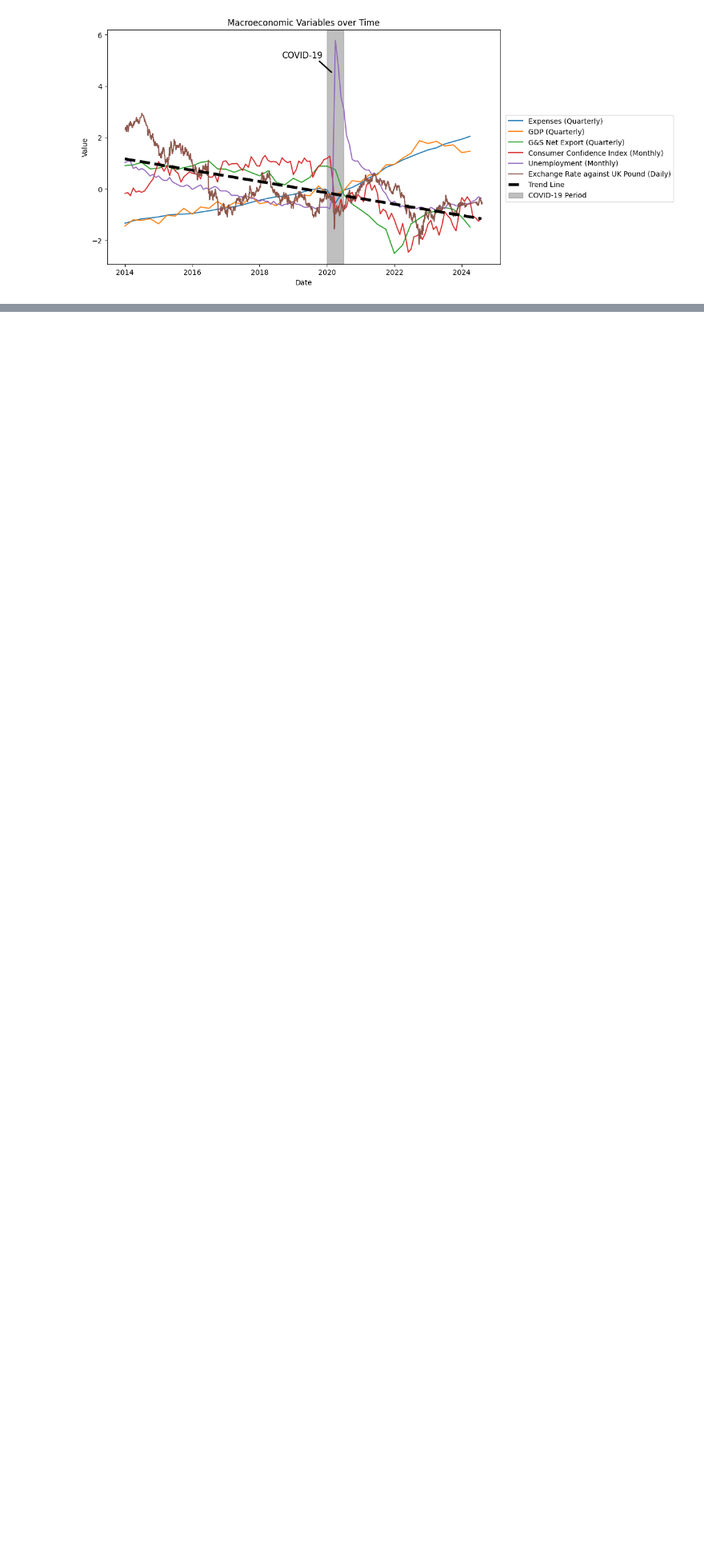
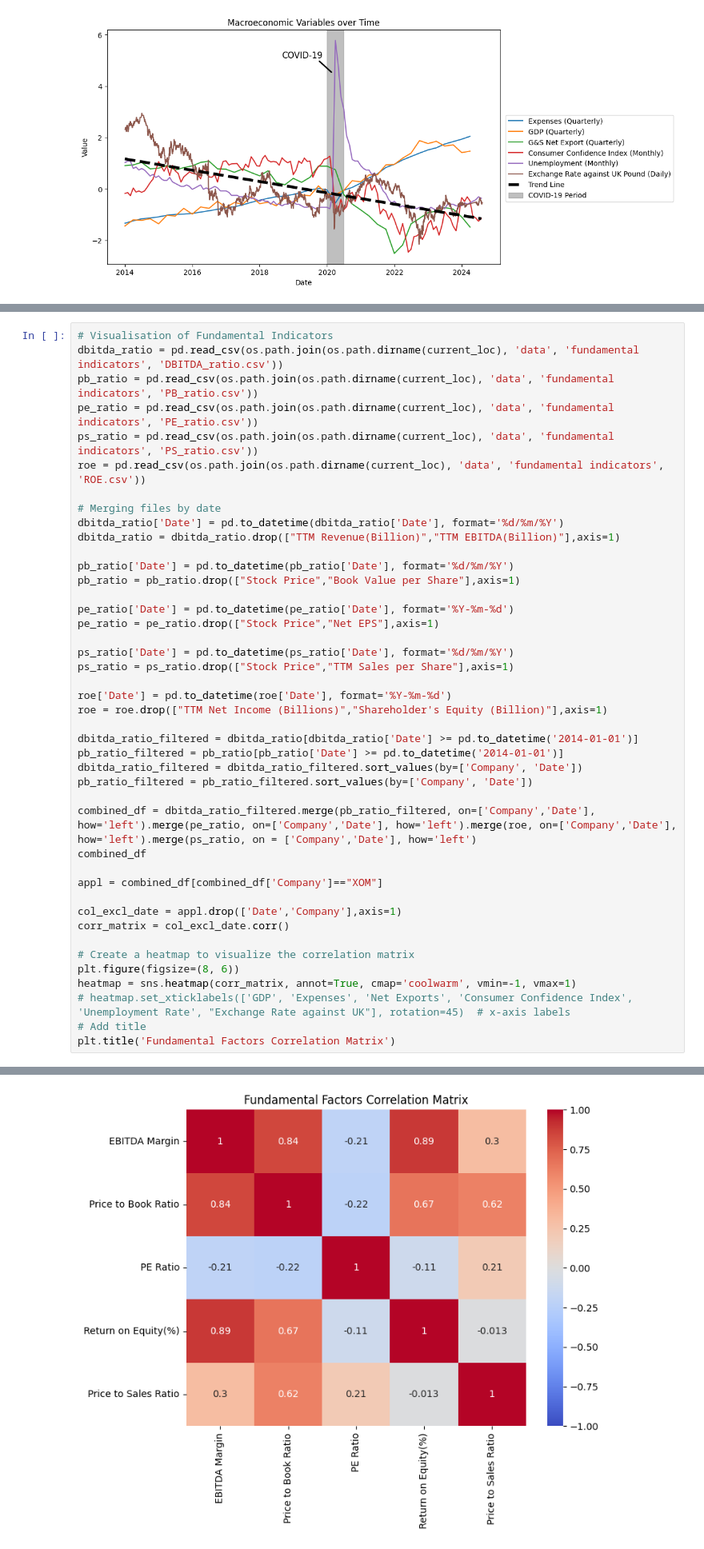
Before and after one commit to haonanah/DSE4212, a Jupyter notebook: EDA/plotting.ipynb, the cells around one changed output, grey strips where cells are left out. Shown at 80% size. Saved outputs shown, nothing was run; the diff lists cells and outputs as text; blank space fills up the shorter version.

Commit message:
correlation matrix of fundamental factors

```diff
--- a/EDA/plotting.ipynb
+++ b/EDA/plotting.ipynb
@@ -142,0 +132,44 @@ dbitda_ratio.head()
+# %%
+# Visualisation of Fundamental Indicators
+dbitda_ratio = pd.read_csv(os.path.join(os.path.dirname(current_loc), 'data', 'fundamental indicators', 'DBITDA_ratio.csv'))
+pb_ratio = pd.read_csv(os.path.join(os.path.dirname(current_loc), 'data', 'fundamental indicators', 'PB_ratio.csv'))
+pe_ratio = pd.read_csv(os.path.join(os.path.dirname(current_loc), 'data', 'fundamental indicators', 'PE_ratio.csv'))
+ps_ratio = pd.read_csv(os.path.join(os.path.dirname(current_loc), 'data', 'fundamental indicators', 'PS_ratio.csv'))
+roe = pd.read_csv(os.path.join(os.path.dirname(current_loc), 'data', 'fundamental indicators', 'ROE.csv'))
+
+# Merging files by date
+dbitda_ratio['Date'] = pd.to_datetime(dbitda_ratio['Date'], format='%d/%m/%Y')
+dbitda_ratio = dbitda_ratio.drop(["TTM Revenue(Billion)","TTM EBITDA(Billion)"],axis=1)
+
+pb_ratio['Date'] = pd.to_datetime(pb_ratio['Date'], format='%d/%m/%Y')
+pb_ratio = pb_ratio.drop(["Stock Price","Book Value per Share"],axis=1)
+
+pe_ratio['Date'] = pd.to_datetime(pe_ratio['Date'], format='%Y-%m-%d')
+pe_ratio = pe_ratio.drop(["Stock Price","Net EPS"],axis=1)
+
+ps_ratio['Date'] = pd.to_datetime(ps_ratio['Date'], format='%d/%m/%Y')
+ps_ratio = ps_ratio.drop(["Stock Price","TTM Sales per Share"],axis=1)
+
+roe['Date'] = pd.to_datetime(roe['Date'], format='%Y-%m-%d')
+roe = roe.drop(["TTM Net Income (Billions)","Shareholder's Equity (Billion)"],axis=1)
+
+dbitda_ratio_filtered = dbitda_ratio[dbitda_ratio['Date'] >= pd.to_datetime('2014-01-01')]
+pb_ratio_filtered = pb_ratio[pb_ratio['Date'] >= pd.to_datetime('2014-01-01')]
+dbitda_ratio_filtered = dbitda_ratio_filtered.sort_values(by=['Company', 'Date'])
+pb_ratio_filtered = pb_ratio_filtered.sort_values(by=['Company', 'Date'])
+
+combined_df = dbitda_ratio_filtered.merge(pb_ratio_filtered, on=['Company','Date'], how='left').merge(pe_ratio, on=['Company','Date'], how='left').merge(roe, on=['Company','Date'], how='left').merge(ps_ratio, on = ['Company','Date'], how='left')
+combined_df
+
+appl = combined_df[combined_df['Company']=="XOM"]
+
+col_excl_date = appl.drop(['Date','Company'],axis=1)
+corr_matrix = col_excl_date.corr()
+
+# Create a heatmap to visualize the correlation matrix
+plt.figure(figsize=(8, 6))
+heatmap = sns.heatmap(corr_matrix, annot=True, cmap='coolwarm', vmin=-1, vmax=1)
+# heatmap.set_xticklabels(['GDP', 'Expenses', 'Net Exports', 'Consumer Confidence Index', 'Unemployment Rate', "Exchange Rate against UK"], rotation=45)  # x-axis labels
+# Add title
+plt.title('Fundamental Factors Correlation Matrix')
+# %% [output]
@@ -143,3 +177,4 @@ dbitda_ratio.head()
+[figure, added]
 # %%
 # Loading Stock Data
 stock_data = pd.read_csv(os.path.join(os.path.dirname(current_loc), 'data', 'fundamental indicators', 'stock_data.csv'))
```
Also changed, not shown: parts of 2 cells of this notebook.
